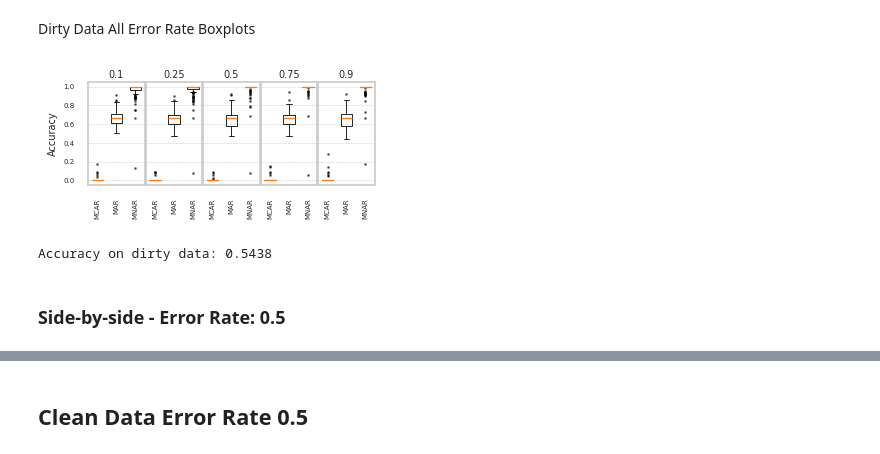
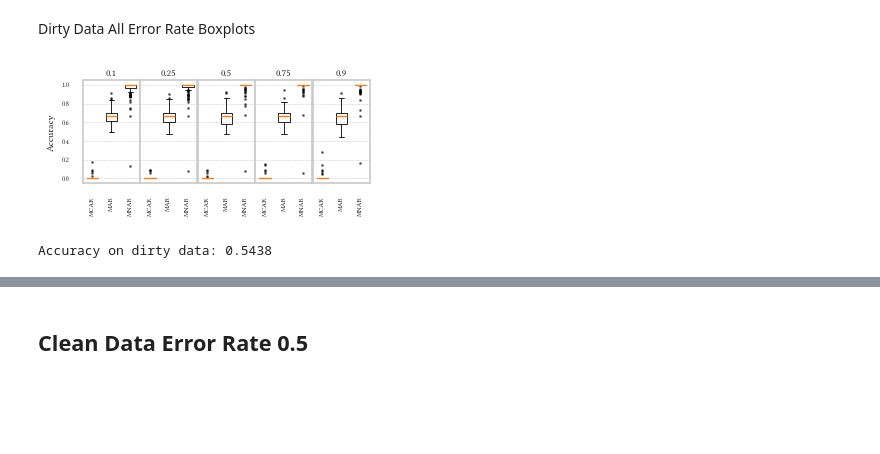
Before and after one commit to calgo-lab/MechDetect, a Jupyter notebook: src/accuracy_analysis.ipynb, the cells around one changed output, grey strips where cells are left out. Cells and saved outputs as stored; diff of their text form; code cells hidden in the pictures; blank space fills up the shorter version.

```diff
--- a/src/accuracy_analysis.ipynb
+++ b/src/accuracy_analysis.ipynb
@@ -204,13 +241,8 @@ clean_results.shape
 # %% [output]
 (5, 3, 101, 2)
 # %%
-import numpy as np
-import matplotlib.pyplot as plt
-import seaborn as sns
-from scipy.stats import t, sem
-
 sns.set_theme(style="whitegrid", font_scale=1.0)
-
+setup_libertinus_fonts()
 # Custom colors and markers for each mechanism
 mechanism_labels = ["MCAR", "MAR", "MNAR"]  # Match order to clean_results axis
 colors = {
@@ -263,7 +295,7 @@ for j, mech in enumerate(mechanism_labels):
     )
 
 # Formatting
-ax.set_xlabel("Error Fraction", fontsize=8)
+ax.set_xlabel("Error Rate", fontsize=8)
 ax.set_ylabel("Accuracy", fontsize=8)
 ax.tick_params(axis='x', labelsize=5)
 ax.tick_params(axis='y', labelsize=5)
@@ -360,6 +334,7 @@ Dirty Data All Error Rate Boxplots
 # %%
 # Set Seaborn style
 sns.set_theme(style="whitegrid", font_scale=1.0)
+setup_libertinus_fonts()
 flierprops = dict(marker='o', markersize=1, markerfacecolor='black', linestyle='none', alpha=0.5)
 median_color = '#ff7f0e'
 
@@ -386,34 +361,32 @@ for i, ax in enumerate(axes):
     )
 
     ax.set_title(error_rates[i], fontsize=7, pad=3)
     ax.set_xticks(positions)
     ax.set_xticklabels(
         missingness_mechanisms_for_plotting,
         rotation=90,
         ha='center',
         fontsize=5
     )
     ax.tick_params(axis='y', labelsize=5)
     ax.grid(axis='y', linestyle='--', linewidth=0.4)
     ax.grid(axis='x', visible=False)
 
 axes[0].set_ylabel("Accuracy", fontsize=7)
 
 # Tighter layout tuning (same as clean version)
 plt.subplots_adjust(
     left=0.12,
     right=0.98,
     bottom=0.38,
     top=0.88,
     wspace=0.01
 )
 
 fig.savefig("../plots/mechdetect_accuracy_dirty_boxplots.pdf", format="pdf", bbox_inches="tight", dpi=300)
 plt.show()
 
 print(f"Accuracy on dirty data: {np.array(accuracy_dirty_data).mean():.4f}")
 # %% [output]
-[figure, old version]
+[figure, new version]
 Accuracy on dirty data: 0.5438
-# %% [markdown]
-### Side-by-side - Error Rate: 0.5
```
Also changed, not shown: parts of 6 cells of this notebook, 13 other files.
